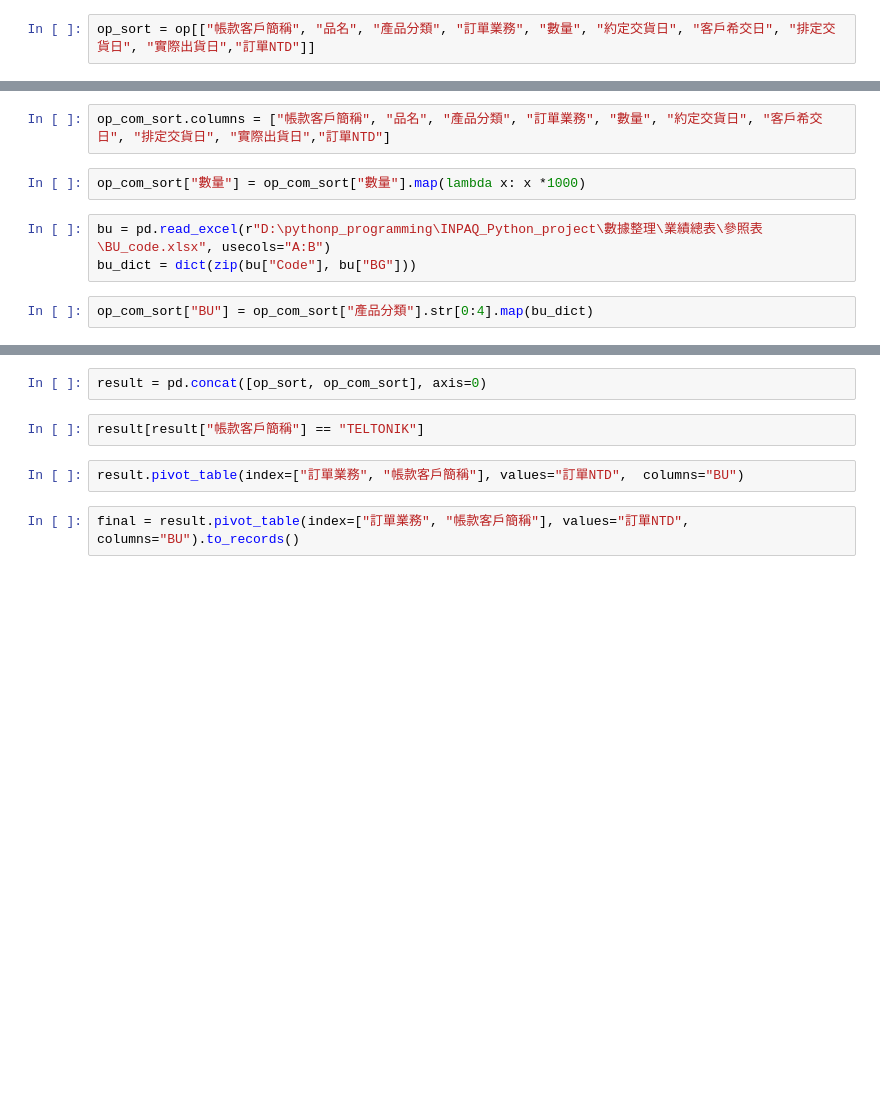
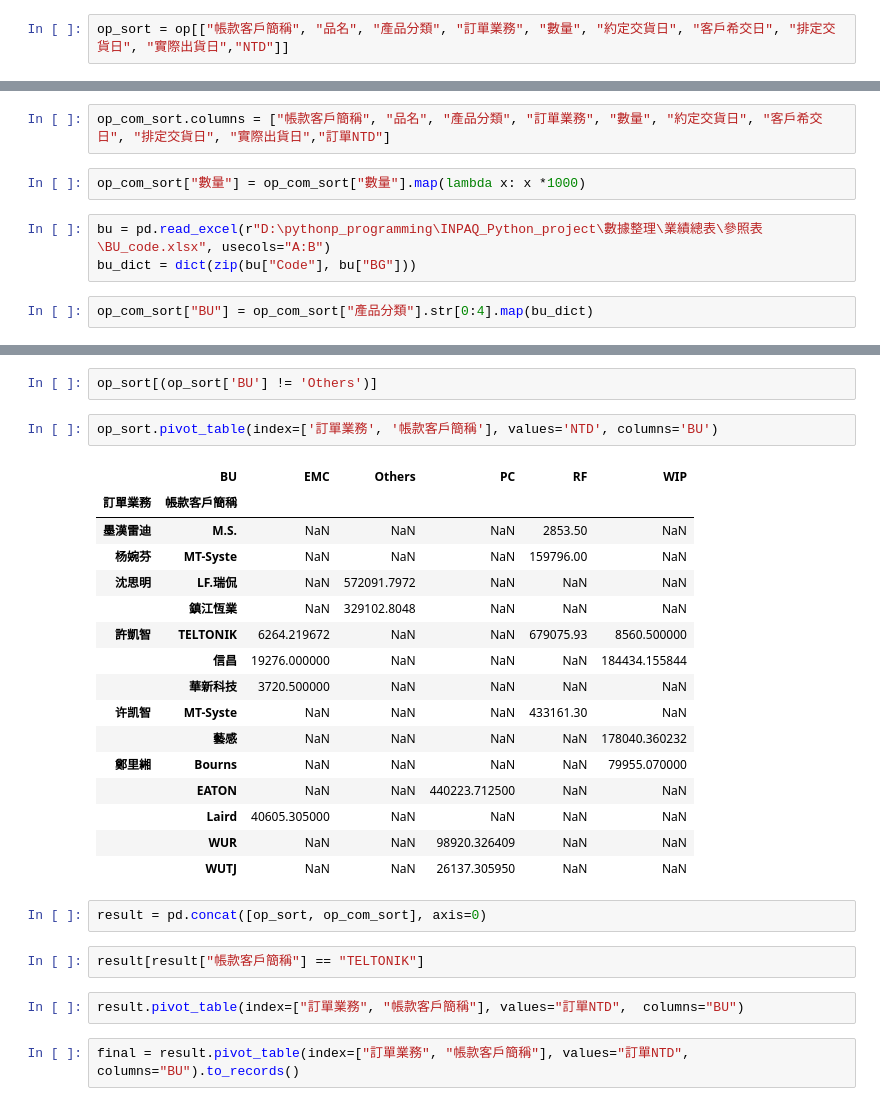
Before and after one commit to jimmyhsu1010/INPAQ_Python_project, a Jupyter notebook: 數據整理/Open OP_Overdue/opo_overdue_preprocessing.ipynb, the cells around one changed output, grey strips where cells are left out. Cells and saved outputs as stored; diff of their text form; blank space fills up the shorter version.

```diff
--- a/數據整理/Open OP_Overdue/opo_overdue_preprocessing.ipynb
+++ b/數據整理/Open OP_Overdue/opo_overdue_preprocessing.ipynb
@@ -10,6 +26,6 @@ op.columns = op.columns.str.strip()
 # %%
 op = op[op["單位"] != "PDF"]
 # %%
-op_sort = op[["帳款客戶簡稱", "品名", "產品分類", "訂單業務", "數量", "約定交貨日", "客戶希交日", "排定交貨日", "實際出貨日","訂單NTD"]]
+op_sort = op[["帳款客戶簡稱", "品名", "產品分類", "訂單業務", "數量", "約定交貨日", "客戶希交日", "排定交貨日", "實際出貨日","NTD"]]
 # %%
 op_sort
@@ -39,3 +81,24 @@ op_sort["BU"] = op_sort["BU"].fillna("直接材料")
+# %%
+op_sort[(op_sort['BU'] != 'Others')]
+# %%
+op_sort.pivot_table(index=['訂單業務', '帳款客戶簡稱'], values='NTD', columns='BU')
+# %% [output]
+|  | BU | EMC | Others | PC | RF | WIP |
+| 訂單業務 | 帳款客戶簡稱 |  |  |  |  |  |
+| 墨漢雷迪 | M.S. | NaN | NaN | NaN | 2853.50 | NaN |
+| 杨婉芬 | MT-Syste | NaN | NaN | NaN | 159796.00 | NaN |
+| 沈思明 | LF.瑞侃 | NaN | 572091.7972 | NaN | NaN | NaN |
+|  | 鎮江恆業 | NaN | 329102.8048 | NaN | NaN | NaN |
+| 許凱智 | TELTONIK | 6264.219672 | NaN | NaN | 679075.93 | 8560.500000 |
+|  | 信昌 | 19276.000000 | NaN | NaN | NaN | 184434.155844 |
+|  | 華新科技 | 3720.500000 | NaN | NaN | NaN | NaN |
+| 许凯智 | MT-Syste | NaN | NaN | NaN | 433161.30 | NaN |
+|  | 藝感 | NaN | NaN | NaN | NaN | 178040.360232 |
+| 鄭里緗 | Bourns | NaN | NaN | NaN | NaN | 79955.070000 |
+|  | EATON | NaN | NaN | 440223.712500 | NaN | NaN |
+|  | Laird | 40605.305000 | NaN | NaN | NaN | NaN |
+|  | WUR | NaN | NaN | 98920.326409 | NaN | NaN |
+|  | WUTJ | NaN | NaN | 26137.305950 | NaN | NaN |
 # %%
 result = pd.concat([op_sort, op_com_sort], axis=0)
 # %%
```
Also changed, not shown: parts of 5 cells of this notebook, 5 other files.
